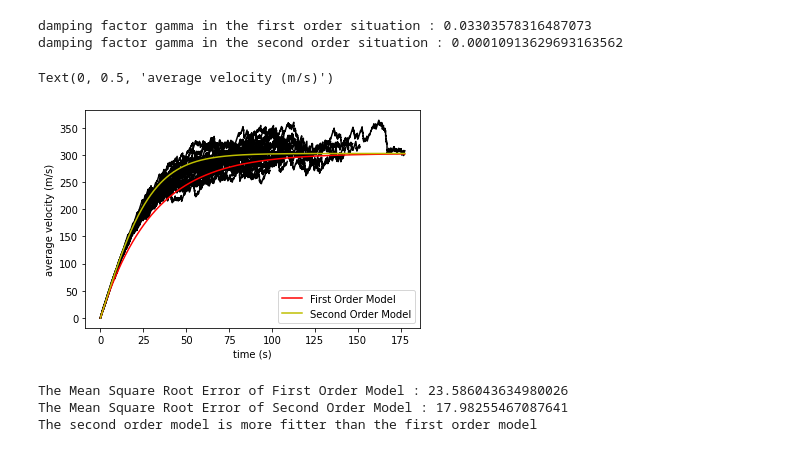
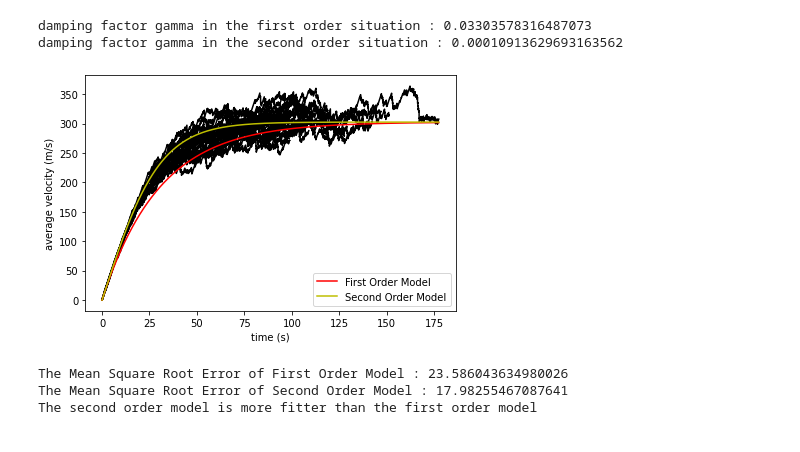
Before and after one commit to JacobYim/Free-Falling-Simulation, a Jupyter notebook: py/CurveFitting.ipynb, the cells around one changed output. Saved outputs shown, nothing was run; the diff lists cells and outputs as text; code cells hidden in the pictures.

```diff
--- a/py/CurveFitting.ipynb
+++ b/py/CurveFitting.ipynb
@@ -84,17 +84,18 @@ damping factor gamma in the second order situation : 0.00010913629693163562
 # %%
 longest_times = []
 for times, vys in zip(times_list, vys_list) :
     plt.plot(times, vys, 'k')
     if len(longest_times) < len(times) :
         longest_times = times
 plt.plot(longest_times, calc_first_order(gamma_1, g, longest_times), 'r-', label='First Order Model')
 plt.plot(longest_times, calc_second_order(gamma_2, g, longest_times), 'y-', label='Second Order Model')
 plt.legend()
 plt.xlabel("time (s)")
 plt.ylabel("average velocity (m/s)")
+plt.tight_layout()
+plt.savefig("curvefittingcompare.jpg")
 # %% [output]
-Text(0, 0.5, 'average velocity (m/s)')
-[figure, old version]
+[figure, new version]
 # %%
 import numpy as np
 sqrt_error_first_order = 0.0
```
Also changed, not shown: parts of 9 cells of this notebook, 2 other files.
